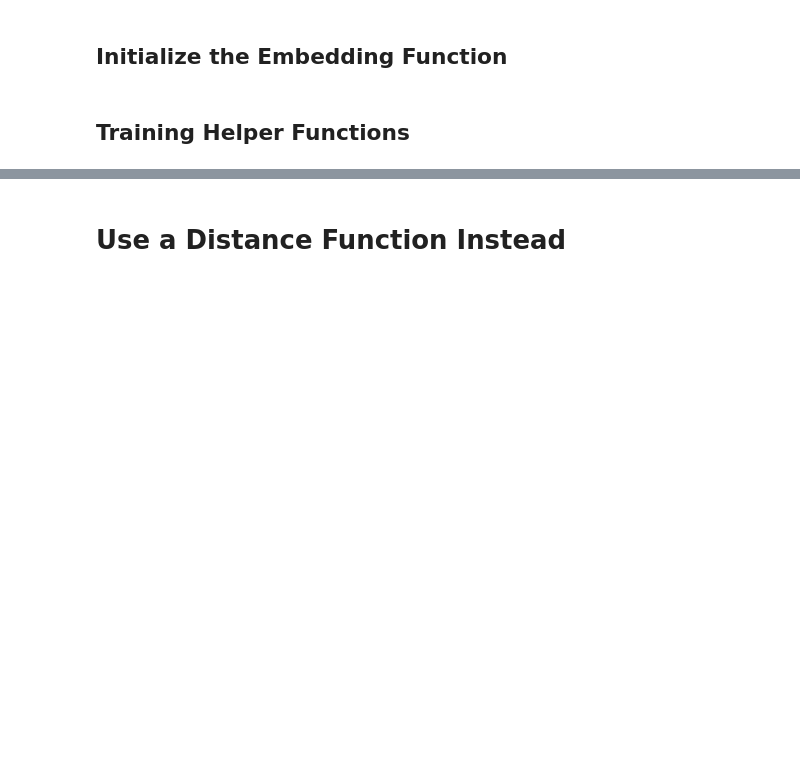
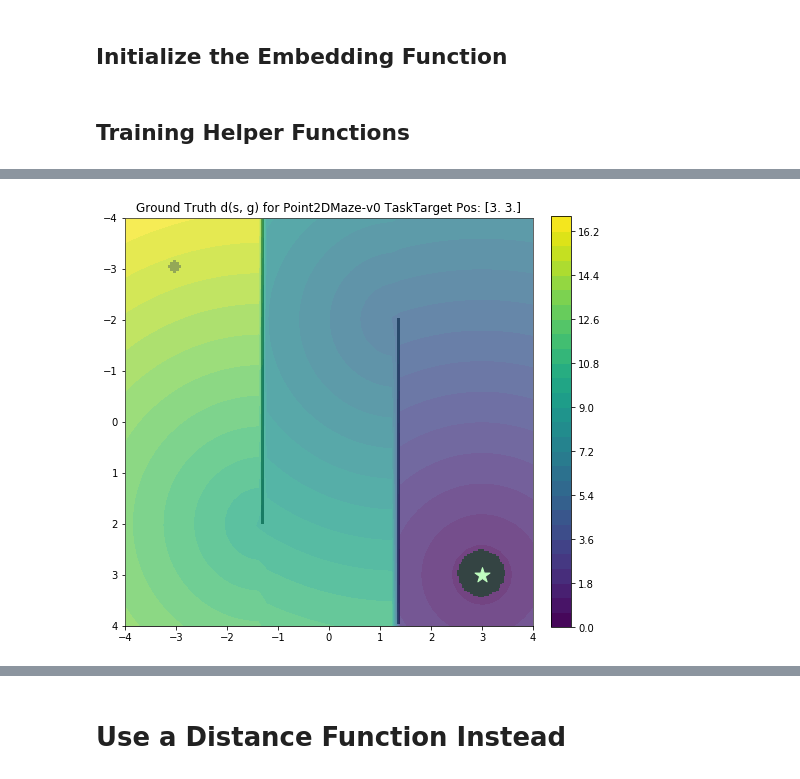
Before and after one commit to abhishekunique/RND-ashwin, a Jupyter notebook: notebooks/reward_learning/train_embedding.ipynb, the cells around one changed output, grey strips where cells are left out. Saved outputs shown, nothing was run; the diff lists cells and outputs as text; code cells hidden in the pictures; blank space fills up the shorter version.

```diff
--- a/notebooks/reward_learning/train_embedding.ipynb
+++ b/notebooks/reward_learning/train_embedding.ipynb
@@ -66,0 +122,7 @@ max_path_length = variant['sampler_params']['kwargs']['max_path_length']
+# %%
+c_num = 200
+with open(os.path.join(f'{seed_path}/checkpoint_{c_num}', 'checkpoint.pkl'), 'rb') as f:
+    checkpoint = pickle.load(f)
+
+checkpoint.keys()
+distance_fn = checkpoint['distance_estimator']
@@ -122,0 +254,32 @@ def grad(models, var_list, s1, s2, distance):
+# %%
+n_samples = 50
+target_pos = train_env.unwrapped._get_obs()['state_desired_goal']
+goal_vals = np.repeat(target_pos[None], n_samples * n_samples, axis=0)
+grid_vals, xys = get_grid_vals(train_env, n_samples)
+obs = {
+    'state_achieved_goal': grid_vals,
+    'state_desired_goal': goal_vals
+}
+
+features = grid_vals
+labels = train_env._env.unwrapped._medium_maze_distance(obs, dist_type="direct")
+gt_dataset = tf.data.Dataset.from_tensor_slices((features, labels))
+# %%
+# Plot true distances to learn
+plt.figure(figsize=(8, 8))
+
+plt.imshow(train_env.render('rgb_array', width=256, height=256),
+           extent=(-4, 4, -4, 4), origin='lower', alpha=0.25, zorder=3)
+
+plt.gca().invert_yaxis()
+plt.contourf(xys[0], xys[1], labels.reshape(xys[0].shape), levels=30, zorder=1)
+plt.colorbar(fraction=0.046, pad=0.04)
+# plot_trajectories(checkpoint, f'{seed_path}/checkpoint_200')
+
+plt.scatter(*target_pos, marker='*', s=250, color='white', zorder=2)
+
+plt.title(f'Ground Truth d(s, g) for {domain + task} Task'
+          + f'Target Pos: {target_pos}')
+plt.show()
+# %% [output]
+[figure, added]
```
Also changed, not shown: parts of 27 cells of this notebook.
